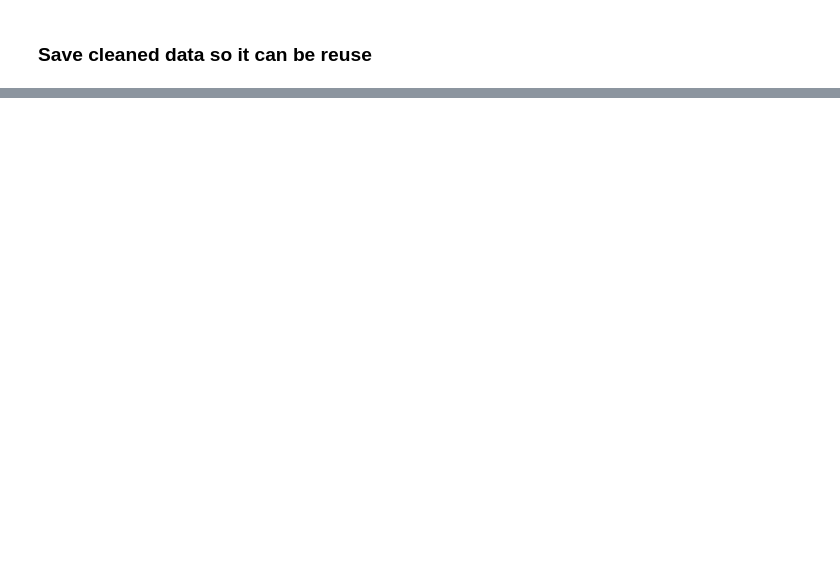
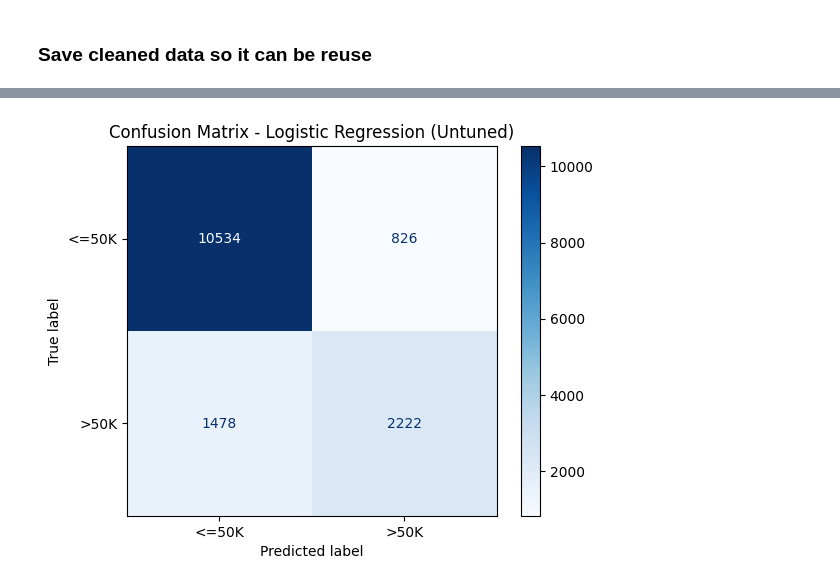
Before and after one commit to irfandra/IN6227-2025-Assignment-1, a Jupyter notebook: notebooks/01_data_exploration.ipynb, the cells around one changed output, grey strips where cells are left out. Drawn from its saved outputs; the diff is of its cells as text; code cells hidden in the pictures; blank space fills up the shorter version.

```diff
--- a/notebooks/01_data_exploration.ipynb
+++ b/notebooks/01_data_exploration.ipynb
@@ -45,4 +63,4 @@ dtype: int64
 # %%
 train = train.dropna()
-test = train.dropna()
+test = test.dropna()
 # %% [markdown]
@@ -74,3 +92,4 @@ dtype: int64
 # %%
 train = train.drop('fnlwgt', axis=1)
+test = test.drop('fnlwgt', axis=1)
 # %% [markdown]
@@ -78,3 +97,4 @@ train = train.drop('fnlwgt', axis=1)
 # %%
 train['income'] = train['income'].str.replace('.', '', regex=False)
+test['income'] = test['income'].str.replace('.', '', regex=False)
 # %% [markdown]
@@ -133,6 +176,8 @@ pipe_rf = Pipeline([
 # %%
-pipe_lr.fit(train.drop('income', axis=1), train['income'])
-pipe_rf.fit(train.drop('income', axis=1), train['income'])
+pipe_lr_untuned.fit(train.drop('income', axis=1), train['income'])
+pipe_rf_untuned.fit(train.drop('income', axis=1), train['income'])
+pipe_lr_tuned.fit(train.drop('income', axis=1), train['income'])
+pipe_rf_tuned.fit(train.drop('income', axis=1), train['income'])
 # %% [output]
 Pipeline(steps=[('pre',
                  ColumnTransformer(transformers=[('cat',
@@ -179,44 +199,66 @@ weighted avg       0.97      0.98      0.97     30162
 # %%
-import time
-from sklearn.metrics import accuracy_score, precision_score, recall_score, f1_score, roc_auc_score, classification_report
-
-# Logistic Regression
+# 1. Training and prediction with timing
 start_train = time.time()
-pipe_lr.fit(train.drop('income', axis=1), train['income'])
+pipe_lr_untuned.fit(train.drop('income', axis=1), train['income'])
 end_train = time.time()
-lr_train_time = end_train - start_train
+lr_train_time_untuned = end_train - start_train
 
 start_pred = time.time()
-pred_lr = pipe_lr.predict(test.drop('income', axis=1))
+pred_lr_untuned = pipe_lr_untuned.predict(test.drop('income', axis=1))
 end_pred = time.time()
-lr_pred_time = end_pred - start_pred
+lr_pred_time_untuned = end_pred - start_pred
 
-# Random Forest
-start_train = time.time()
-pipe_rf.fit(train.drop('income', axis=1), train['income'])
-end_train = time.time()
-rf_train_time = end_train - start_train
+# 2. Standalone metrics (set pos_label to your positive class string)
+acc_lr_untuned = accuracy_score(test['income'], pred_lr_untuned)
+prec_lr_untuned = precision_score(test['income'], pred_lr_untuned, average='binary', pos_label='>50K')
+recall_lr_untuned = recall_score(test['income'], pred_lr_untuned, average='binary', pos_label='>50K')
+f1_lr_untuned = f1_score(test['income'], pred_lr_untuned, average='binary', pos_label='>50K')
+print(f"Accuracy: {acc_lr_untuned:.2f}")
+print(f"Precision: {prec_lr_untuned:.2f}")
+print(f"Recall: {recall_lr_untuned:.2f}")
+print(f"F1-score: {f1_lr_untuned:.2f}")
 
-start_pred = time.time()
-pred_rf = pipe_rf.predict(test.drop('income', axis=1))
-end_pred = time.time()
-rf_pred_time = end_pred - start_pred
+# 3. Confusion matrix
+cm_lr_untuned = confusion_matrix(test['income'], pred_lr_untuned, labels=['<=50K', '>50K'])
+disp = ConfusionMatrixDisplay(confusion_matrix=cm_lr_untuned, display_labels=['<=50K', '>50K'])
+disp.plot(cmap='Blues')
+plt.title("Confusion Matrix - Logistic Regression (Untuned)")
+plt.show()
 
-# Evaluation metrics
-print('Logistic Regression Results:')
-print(classification_report(test['income'], pred_lr))
-print('Training time:', lr_train_time, 'seconds')
-print('Prediction time:', lr_pred_time, 'seconds')
+# 4. Classification report
+print('Classification Report:')
+print(classification_report(test['income'], pred_lr_untuned))
 
-print('Random Forest Results:')
-print(classification_report(test['income'], pred_rf))
-print('Training time:', rf_train_time, 'seconds')
-print('Prediction time:', rf_pred_time, 'seconds')
+# 5. ROC-AUC
+if len(set(test['income'])) == 2:
+    lr_roc_auc_untuned = roc_auc_score(test['income'], pipe_lr_untuned.predict_proba(test.drop('income', axis=1))[:,1])
+    print('ROC-AUC:', lr_roc_auc_untuned)
 
-# Optional: ROC-AUC (if binary classification)
-if len(set(test['income'])) == 2:
-    lr_roc_auc = roc_auc_score(test['income'], pipe_lr.predict_proba(test.drop('income', axis=1))[:,1])
-    rf_roc_auc = roc_auc_score(test['income'], pipe_rf.predict_proba(test.drop('income', axis=1))[:,1])
-    print('Logistic Regression ROC-AUC:', lr_roc_auc)
-    print('Random Forest ROC-AUC:', rf_roc_auc)
+    RocCurveDisplay.from_estimator(
+    pipe_lr_untuned,
+    test.drop('income', axis=1),
+    test['income'],
+    name="Logistic Regression (Untuned)"
+)
+
+
+plt.xlabel("Recall")
+plt.ylabel("Precision")
+plt.title("ROC Curve - Logistic Regression (Untuned)")
+plt.legend()
+plt.show()
+
+# 6. PR Curve
+PrecisionRecallDisplay.from_estimator(
+    pipe_lr_untuned,
+    test.drop('income', axis=1),
+    test['income'],
+    name="Logistic Regression (Untuned)"
+)
+plt.title("Precision-Recall Curve - Logistic Regression (Untuned)")
+plt.show()
+
+# 7. Print timing
+print('Training time:', lr_train_time_untuned, 'seconds')
+print('Prediction time:', lr_pred_time_untuned, 'seconds')
 # %% [output]
@@ -239,0 +269 @@ Random Forest ROC-AUC: 0.9969031914352714
+[figure, added]
```
Also changed, not shown: parts of 37 cells of this notebook, 3 other files.
